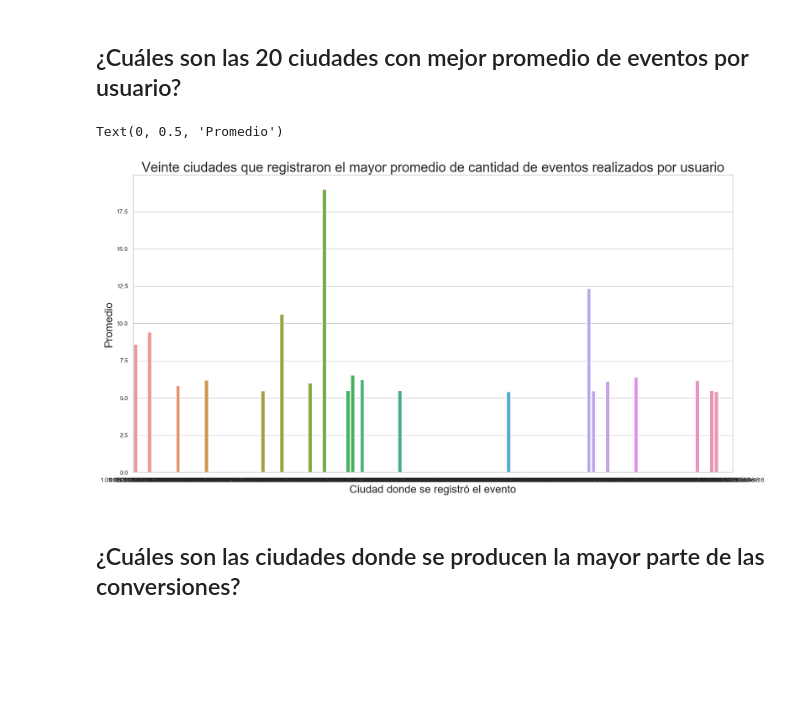
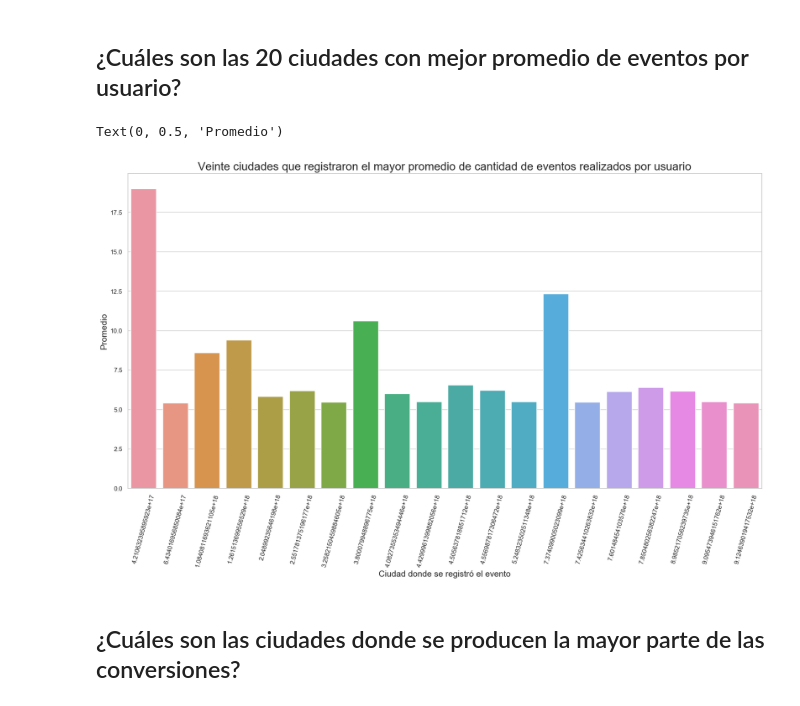
Before and after one commit to AlejandroKler/Datanesa, a Jupyter notebook: Análisis geográfico.ipynb, the cells around one changed output. Saved outputs shown, nothing was run; the diff lists cells and outputs as text; code cells hidden in the pictures; blank space fills up the shorter version.

```diff
--- a/Análisis geográfico.ipynb
+++ b/Análisis geográfico.ipynb
@@ -24,7 +23,7 @@ clicks = pd.read_csv("clicks.csv", dtype={"source_id":"int8", "advertiser_id":"i
 # %%
 events_dtypes = {'event_id': 'category', 'ref_type': 'category', 'application_id': 'category',
                   'device_countrycode': 'category', 'device_os_version': 'category',
-                   'device_brand' : 'category', 'device_model' : 'category', 'device_city': 'category', 'session_user_agent': 'category', 'user_agent': 'category', 'carrier': 'category',
+                   'device_brand' : 'category', 'device_model' : 'category', 'session_user_agent': 'category', 'user_agent': 'category', 'carrier': 'category',
                    'kind': 'category', 'device_os' : 'category', 'wifi': 'category', 'connection_type': 'category',
                    'device_language': 'category'}
 
@@ -54,11 +53,12 @@ top_cities = top_cities.rename({'cant':'promedio'}, axis = 1)
 # %%
 plt.rcParams["axes.labelsize"] = 30
 plot = sns.barplot(x=top_cities['device_city'], y=top_cities['promedio'], orient='v')
-plot.set_title("Veinte ciudades que registraron el mayor promedio de cantidad de eventos realizados por usuario", fontsize=25)
-plot.set_xlabel("Ciudad donde se registró el evento", fontsize=20)
-plot.set_ylabel("Promedio", fontsize=20)
+plot.set_xticklabels(plot.get_xticklabels(),rotation=75)
+plot.set_title("Veinte ciudades que registraron el mayor promedio de cantidad de eventos realizados por usuario", fontsize=20)
+plot.set_xlabel("Ciudad donde se registró el evento", fontsize=15)
+plot.set_ylabel("Promedio", fontsize=15)
 # %% [output]
 Text(0, 0.5, 'Promedio')
-[figure, old version]
+[figure, new version]
 # %% [markdown]
 ## ¿Cuáles son las ciudades donde se producen la mayor parte de las conversiones?
```
Also changed, not shown: parts of 2 cells of this notebook, 7 other files.
